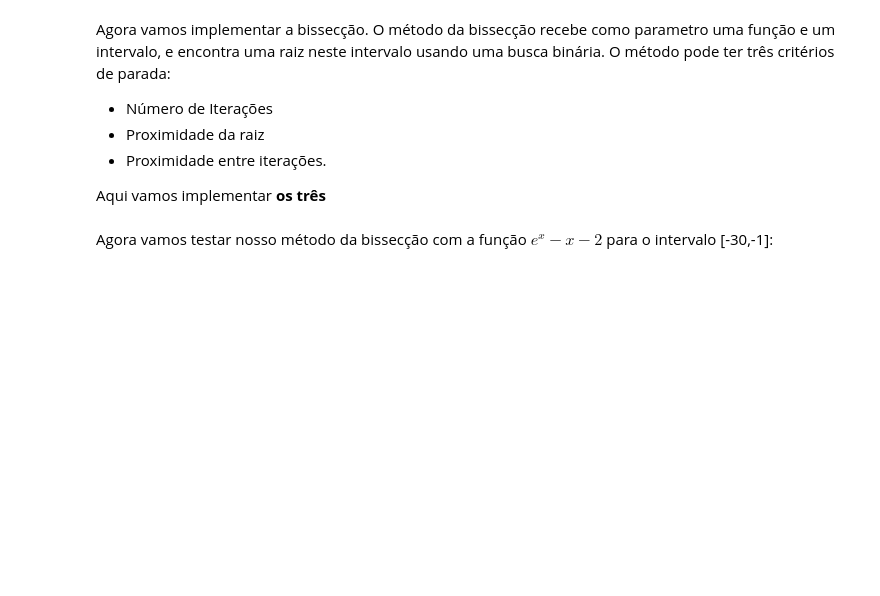
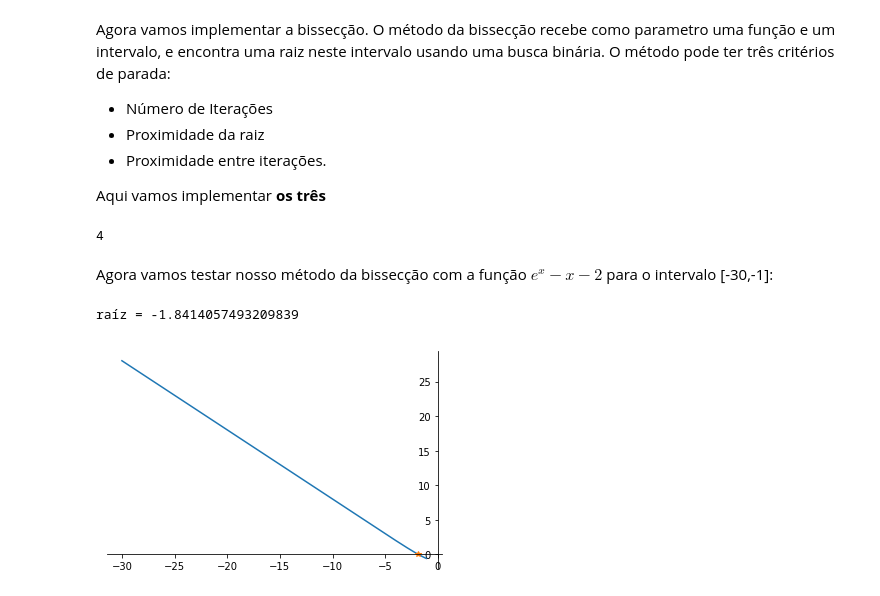
Before and after one commit to nabsonp/ComputacaoNumerica, a Jupyter notebook: Laboratório de Raízes de equações.ipynb, the cells around one changed output. Saved outputs shown, nothing was run; the diff lists cells and outputs as text; code cells hidden in the pictures; blank space fills up the shorter version.

```diff
--- a/Laboratório de Raízes de equações.ipynb
+++ b/Laboratório de Raízes de equações.ipynb
@@ -134,9 +216,44 @@ Agora vamos implementar a bissecção. O método da bissecção recebe como para
 - Proximidade entre iterações.
 
 Aqui vamos implementar **os três**
-# %%
-def bisseccao(f,a,b, niter=1000,minimo = 0.000001, proximidadeIter = 0.000001):
-
-    return raiz
+# %%
+np.abs(4)
+# %% [output]
+4
+# %%
+def bisseccao(f,a,b, niter=1000,minimo = 0.000001, proximidadeIter = 0.000001):
+    ant = 0
+    i = 0
+    for i in range(niter):
+        m = (a+b)/2
+        fm = f(m)
+        fb = f(b)
+        if (np.abs(fm) < 0.000001) or (np.abs(fm-ant) <= proximidadeIter) or (fb*fm == 0):
+            break
+        elif fb*fm > 0:
+            b = m
+        else:
+            a = m
+        ant = fm
+    return m
 # %% [markdown]
 Agora vamos testar nosso método da bissecção com a função $e^x-x-2$ para o intervalo [-30,-1]:
+# %%
+def trans1(x):
+    return np.exp(x) - x - 2
+# %%
+ax = plt.gca()
+ax.spines['right'].set_color('none')
+ax.spines['top'].set_color('none')
+ax.xaxis.set_ticks_position('bottom')
+ax.spines['bottom'].set_position(('data',0))
+ax.yaxis.set_ticks_position('left')
+ax.spines['left'].set_position(('data',0))
+
+raiz  = bisseccao(trans1,-30,-1)
+x = np.arange(-30,-1,0.1)
+plt.plot(x,trans1(x),raiz,0,'*')
+print("raíz =",raiz)
+# %% [output]
+raíz = -1.8414057493209839
+[figure, added]
```
Also changed, not shown: parts of 9 cells of this notebook.
